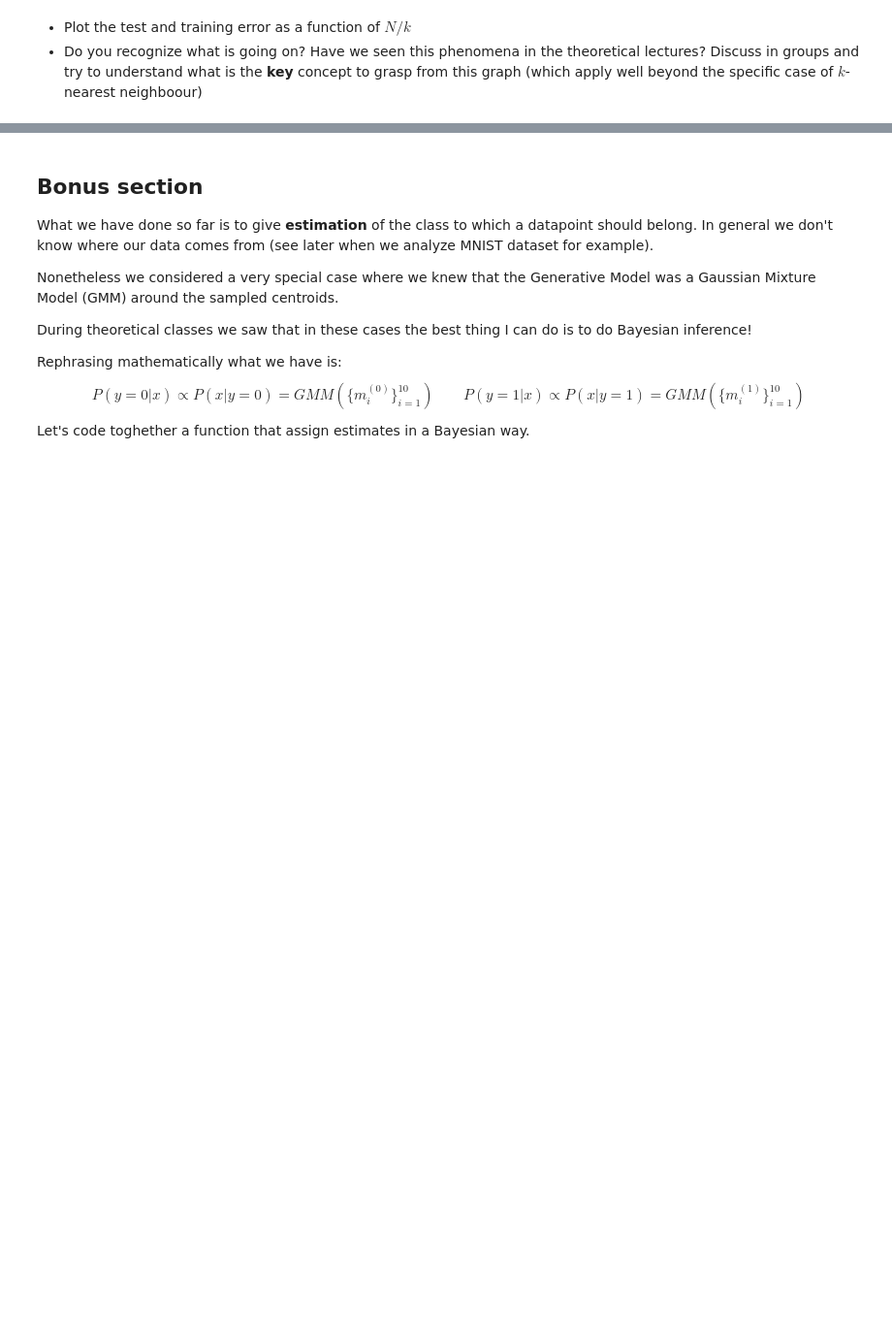
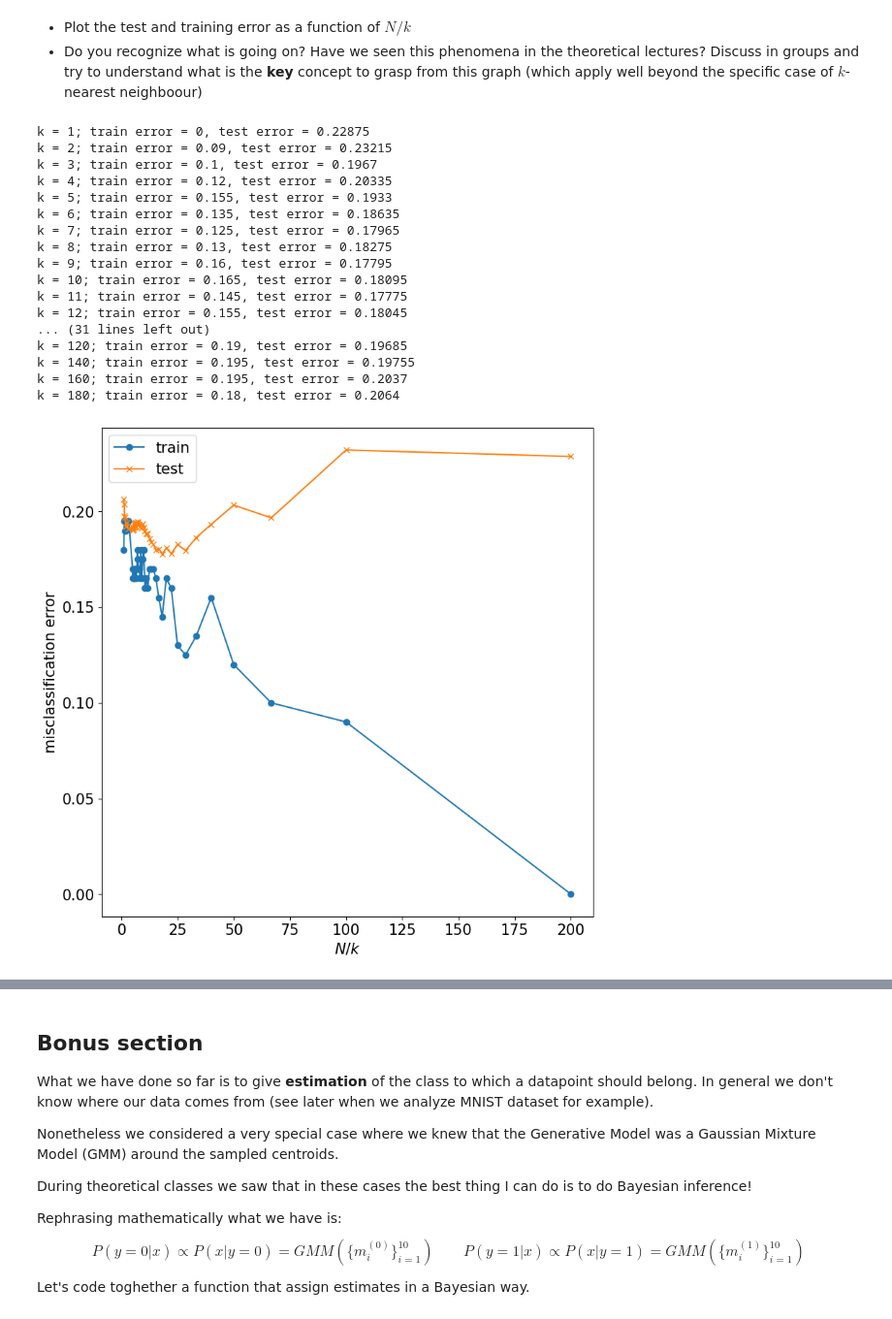
Before and after one commit to filippoquadri/FundamentalLearningEPFL, a Jupyter notebook: TP3/TP3_FoIL_quadri.ipynb, the cells around one changed output, grey strips where cells are left out. Shown at 97% size. Saved outputs shown, nothing was run; the diff lists cells and outputs as text; code cells hidden in the pictures; blank space fills up the shorter version.

```diff
--- a/TP3/TP3_FoIL_quadri.ipynb
+++ b/TP3/TP3_FoIL_quadri.ipynb
@@ -206,6 +224,6 @@ Text(0.5, 1.0, 'Samples')
 # %%
 # Coding together #
-X_test = np.vstack([class_0_samples, class_1_samples])
+X_test = np.vstack([class_0_test_samples, class_1_test_samples])
 y_test = np.hstack([np.zeros(samples_per_class), np.ones(samples_per_class)])
 # %% [markdown]
 We now need to write a function similar to `knn` that computes the estimates not for the points on the training set, but for points on a new *test* set.
@@ -218,7 +236,7 @@ We now need to write a function similar to `knn` that computes the estimates not
 # %%
 # Coding toghether #
 def knn_test(X_train, y_train, X_test, y_test, k):
-    n_test, n_train = len(y_test), len(y_train)
+    n_test = len(y_test)
     distances = cdist(X_test, X_train)
     estimate = np.zeros(n_test)
 
@@ -299,0 +315,35 @@ Indeed, the larger the $k$, the smaller the number of effective parameters -- th
+# %%
+# Generating k values and computing the errors
+k_values = np.concat([np.arange(1, 40), np.arange(40, 200, 20)])
+train_error = []
+test_error = []
+for (i, k) in enumerate(k_values):
+    train_error.append(compute_train_error(X, y, k))
+    test_error.append(compute_test_error(X, y, X_test, y_test, k))
+    print("k = %d; train error = %g, test error = %g" % (k, train_error[-1], test_error[-1]))
+
+# Plot results
+plt.plot(len(y) / k_values, train_error, label = "train", marker = "o")
+plt.plot(len(y) / k_values, test_error, label = "test", marker = "x")
+plt.legend()
+plt.xlabel(r"$N/k$")
+plt.ylabel("misclassification error");
+# %% [output]
+k = 1; train error = 0, test error = 0.22875
+k = 2; train error = 0.09, test error = 0.23215
+k = 3; train error = 0.1, test error = 0.1967
+k = 4; train error = 0.12, test error = 0.20335
+k = 5; train error = 0.155, test error = 0.1933
+k = 6; train error = 0.135, test error = 0.18635
+k = 7; train error = 0.125, test error = 0.17965
+k = 8; train error = 0.13, test error = 0.18275
+k = 9; train error = 0.16, test error = 0.17795
+k = 10; train error = 0.165, test error = 0.18095
+k = 11; train error = 0.145, test error = 0.17775
+k = 12; train error = 0.155, test error = 0.18045
+... (31 lines left out)
+k = 120; train error = 0.19, test error = 0.19685
+k = 140; train error = 0.195, test error = 0.19755
+k = 160; train error = 0.195, test error = 0.2037
+k = 180; train error = 0.18, test error = 0.2064
+[figure, added]
```
Also changed, not shown: parts of 18 cells of this notebook.
